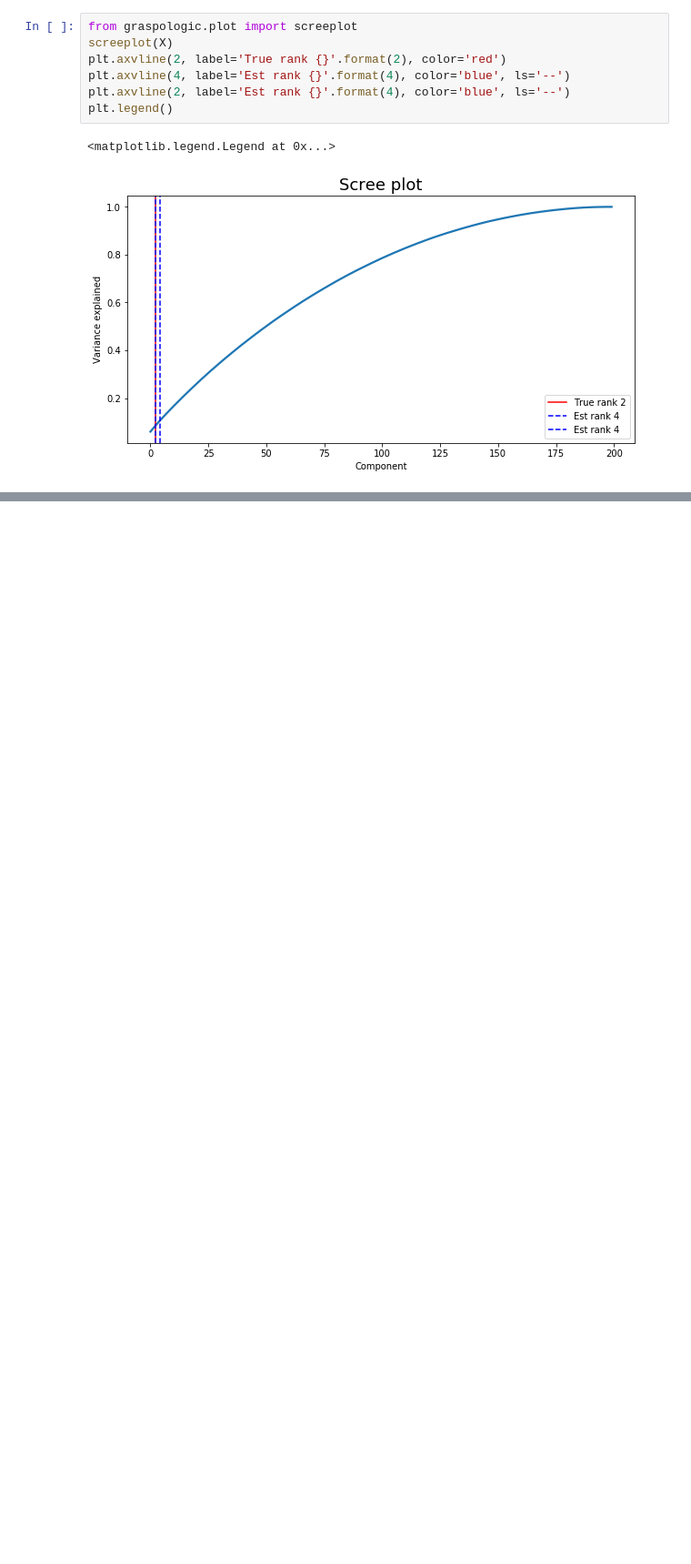
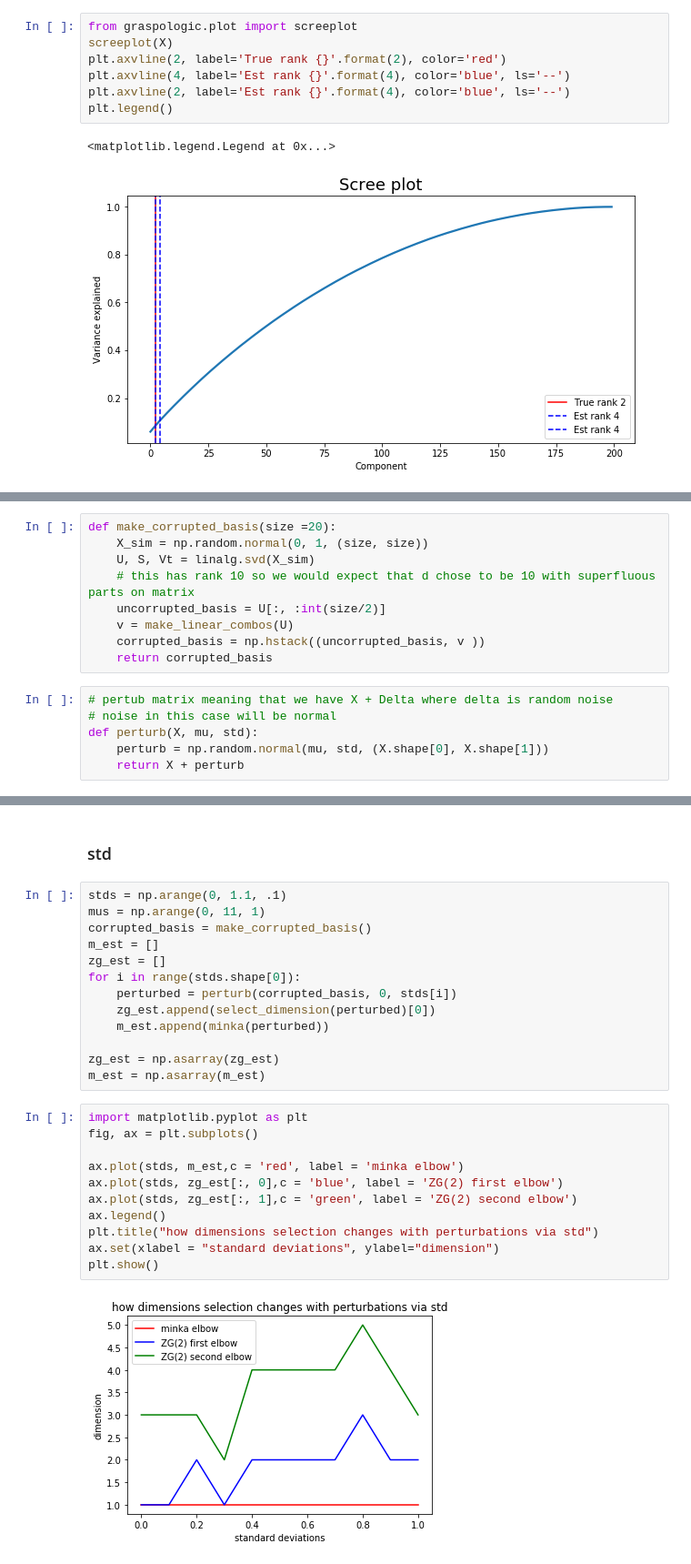
Before and after one commit to dfrancisco1998/ndd_stuff, a Jupyter notebook: sprint2/Sprint 2 basics.ipynb, the cells around one changed output, grey strips where cells are left out. Shown at 91% size. Cells and saved outputs as stored; diff of their text form; blank space fills up the shorter version.

```diff
--- a/sprint2/Sprint 2 basics.ipynb
+++ b/sprint2/Sprint 2 basics.ipynb
@@ -90,0 +102,15 @@ D = scipy.sparse.linalg.svds(A=X, k=X.shape[0] - 1, return_singular_vectors=Fals
+# %%
+def make_corrupted_basis(size =20):
+    X_sim = np.random.normal(0, 1, (size, size))
+    U, S, Vt = linalg.svd(X_sim)
+    # this has rank 10 so we would expect that d chose to be 10 with superfluous parts on matrix
+    uncorrupted_basis = U[:, :int(size/2)]
+    v = make_linear_combos(U)
+    corrupted_basis = np.hstack((uncorrupted_basis, v ))
+    return corrupted_basis
+# %%
+# pertub matrix meaning that we have X + Delta where delta is random noise
+# noise in this case will be normal
+def perturb(X, mu, std):
+    perturb = np.random.normal(mu, std, (X.shape[0], X.shape[1]))
+    return X + perturb
@@ -90,0 +129,28 @@ D = scipy.sparse.linalg.svds(A=X, k=X.shape[0] - 1, return_singular_vectors=Fals
+# %% [markdown]
+### std
+# %%
+stds = np.arange(0, 1.1, .1)
+mus = np.arange(0, 11, 1)
+corrupted_basis = make_corrupted_basis()
+m_est = []
+zg_est = []
+for i in range(stds.shape[0]):
+    perturbed = perturb(corrupted_basis, 0, stds[i])
+    zg_est.append(select_dimension(perturbed)[0])
+    m_est.append(minka(perturbed))
+
+zg_est = np.asarray(zg_est)
+m_est = np.asarray(m_est)
+# %%
+import matplotlib.pyplot as plt
+fig, ax = plt.subplots()
+
+ax.plot(stds, m_est,c = 'red', label = 'minka elbow')
+ax.plot(stds, zg_est[:, 0],c = 'blue', label = 'ZG(2) first elbow')
+ax.plot(stds, zg_est[:, 1],c = 'green', label = 'ZG(2) second elbow')
+ax.legend()
+plt.title("how dimensions selection changes with perturbations via std")
+ax.set(xlabel = "standard deviations", ylabel="dimension")
+plt.show()
+# %% [output]
+[figure, added]
```
Also changed, not shown: parts of 20 cells of this notebook.
